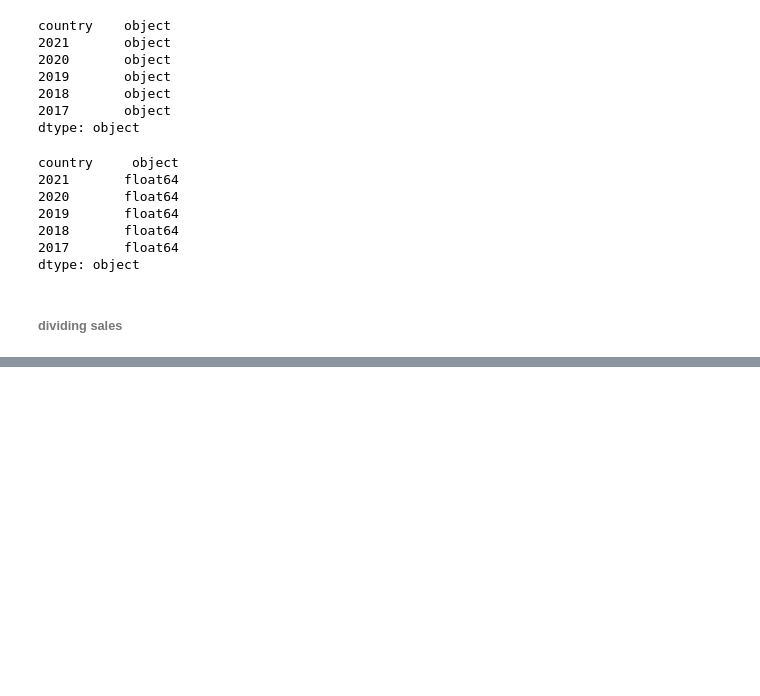
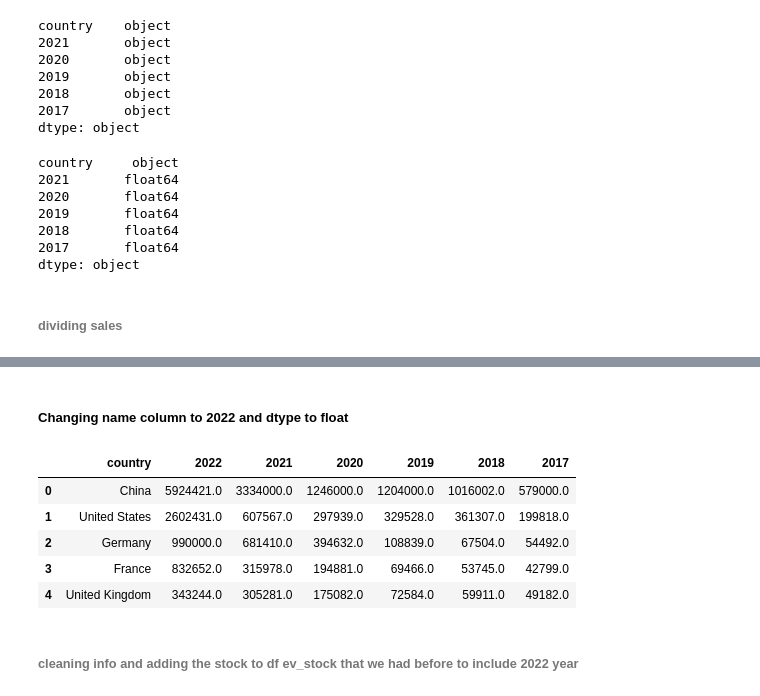
Before and after one commit to Estherkii/EV-Market-Dynamics, a Jupyter notebook: src/cleaning.ipynb, the cells around one changed output, grey strips where cells are left out. Cells and saved outputs as stored; diff of their text form; code cells hidden in the pictures; blank space fills up the shorter version.

```diff
--- a/src/cleaning.ipynb
+++ b/src/cleaning.ipynb
@@ -673,0 +705,21 @@ ev_stock.to_csv(csv_file_path, index=False)
+# %% [markdown]
+##### Changing name column to 2022 and dtype to float
+# %%
+ev_sales.rename(columns={'annual_sales': '2022'}, inplace=True)
+
+ev_sales['2022'] = ev_sales['2022'].str.replace(',', '').astype(float)
+# %%
+ev_sales.columns = [col.split('.')[0] if '.1' in col else col for col in ev_sales.columns]
+# %%
+columns_order = ['country', '2022', '2021','2020', '2019', '2018', '2017']
+
+ev_sales = ev_sales[columns_order]
+# %%
+ev_sales.head()
+# %% [output]
+|  | country | 2022 | 2021 | 2020 | 2019 | 2018 | 2017 |
+| 0 | China | 5924421.0 | 3334000.0 | 1246000.0 | 1204000.0 | 1016002.0 | 579000.0 |
+| 1 | United States | 2602431.0 | 607567.0 | 297939.0 | 329528.0 | 361307.0 | 199818.0 |
+| 2 | Germany | 990000.0 | 681410.0 | 394632.0 | 108839.0 | 67504.0 | 54492.0 |
+| 3 | France | 832652.0 | 315978.0 | 194881.0 | 69466.0 | 53745.0 | 42799.0 |
+| 4 | United Kingdom | 343244.0 | 305281.0 | 175082.0 | 72584.0 | 59911.0 | 49182.0 |
@@ -673,0 +729,2 @@ ev_stock.to_csv(csv_file_path, index=False)
+# %% [markdown]
+###### cleaning info and adding the stock to df ev_stock that we had before to include 2022 year
```
Also changed, not shown: parts of 24 cells of this notebook, 4 other files.
